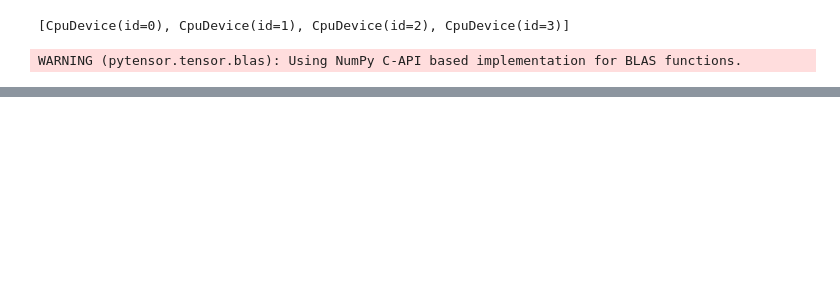
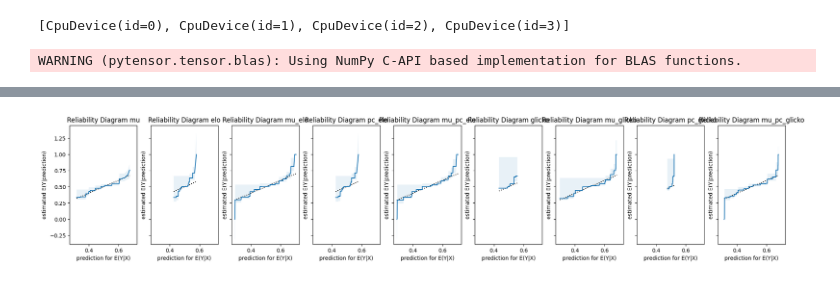
Before and after one commit to cpennington/yomi-skill, a Jupyter notebook: Model Check.ipynb, the cells around one changed output, grey strips where cells are left out. Drawn from its saved outputs; the diff is of its cells as text; code cells hidden in the pictures; blank space fills up the shorter version.

```diff
--- a/Model Check.ipynb
+++ b/Model Check.ipynb
@@ -65 +121,7 @@ X_train, X_test, y_train, y_test = train_test_split(
 )
+# %%
+MODELS = {
+    model.model_name: model
+    for model_type in YomiModel.__subclasses__()
+    for model in model_type.__subclasses__()
+}
@@ -66,7 +142,14 @@ X_train, X_test, y_train, y_test = train_test_split(
+# %%
+model_names = ['mu', 'elo', 'mu_elo', 'pc_elo', 'mu_pc_elo', 'glicko', 'mu_glicko', 'pc_glicko', 'mu_pc_glicko']
+models = {model_name: MODELS[model_name](fit_dir, min_games, warmup=warmup, samples=samples) for model_name in model_names}
 # %%
-elo_only = EloOnly(
-    fit_dir,
-    min_games,
-    warmup=warmup,
-    samples=samples,
+df_pred_test = pandas.DataFrame(
+    {
+        model_name: models[model_name].fit(
+            X_train,
+            y_train,
+            # sample_weight=X_train[f'{models[model_name].weight_key}_weight']
+        ).predict_proba(X_test)[:, 1]
+        for model_name in model_names
+    }
 )
@@ -79,0 +174,3 @@ full = CharSkillEloSkillDeficitPyMC(
+# %%
+df_pred_test.set_index(X_test.index)
+pandas.concat([X_test, df_pred_test.set_index(X_test.index)], axis=1).sort_values('pc_elo_weight')[['player_1', 'character_1', 'win', 'character_2', 'player_2', 'pc_elo_1', 'pc_elo_2', 'pc_elo_weight'] + [model_name for model_name in model_names]]
@@ -79,0 +191,15 @@ full = CharSkillEloSkillDeficitPyMC(
+# %%
+import matplotlib.pyplot as plt
+from model_diagnostics.calibration import compute_bias, plot_bias, plot_reliability_diagram
+fig, axes = plt.subplots(ncols=len(model_names), figsize=(24, 4), sharex=True, sharey=True)
+
+for i, model_name in enumerate(model_names):
+    plot_reliability_diagram(
+        y_obs=y_test,
+        y_pred=df_pred_test[model_name],
+        # weights=X_test[models[model_name].weight_key + '_weight'],
+        n_bootstrap=100,
+        ax=axes[i],
+    )
+# %% [output]
+[figure, added]
```
Also changed, not shown: parts of 24 cells of this notebook, 19 other files.
